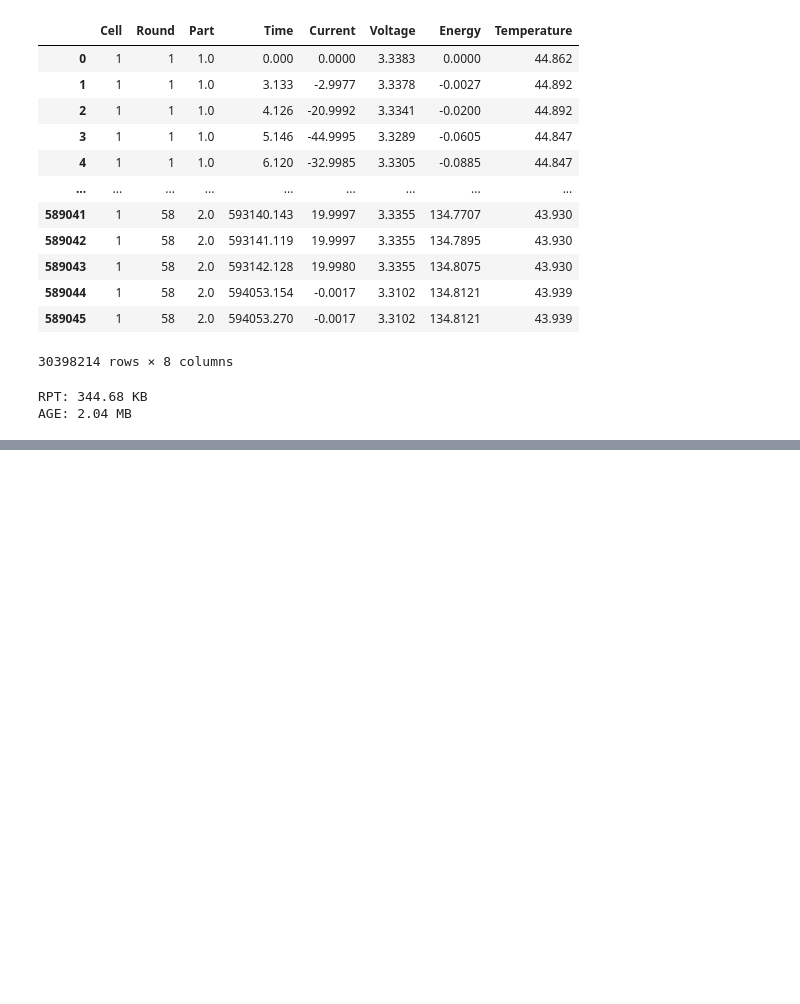
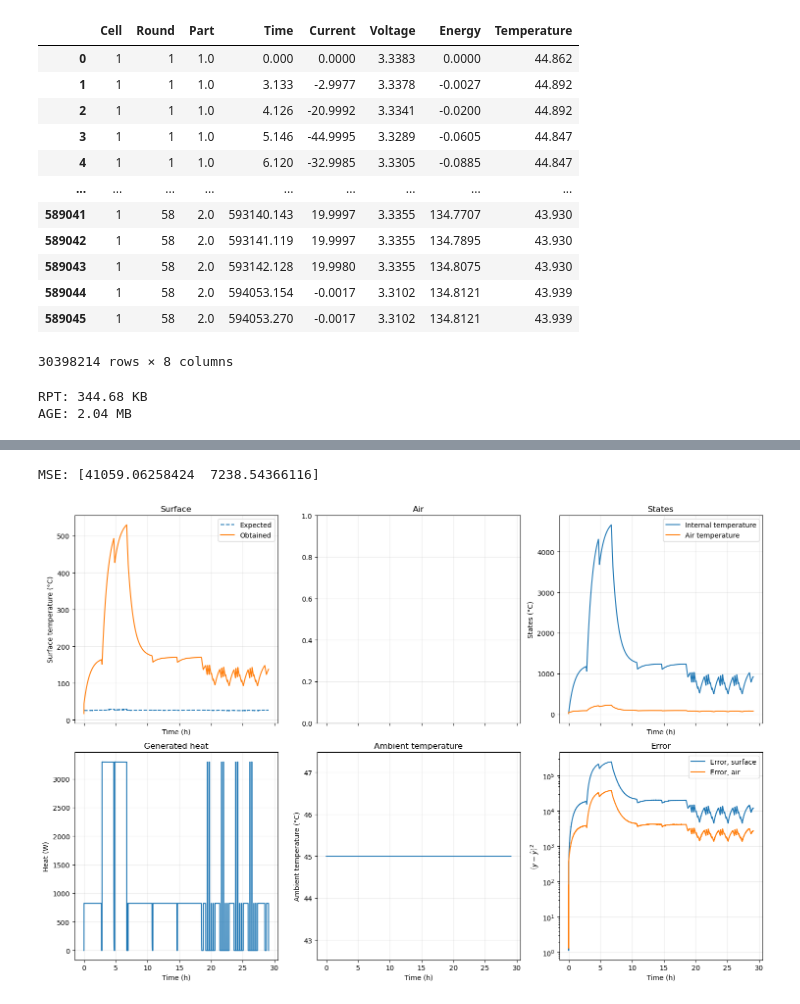
Before and after one commit to prognostics-lab/lion, a Jupyter notebook: forklift.ipynb, the cells around one changed output, grey strips where cells are left out. Cells and saved outputs as stored; diff of their text form; code cells hidden in the pictures; blank space fills up the shorter version.

```diff
--- a/forklift.ipynb
+++ b/forklift.ipynb
@@ -68,13 +87,3 @@ print(f"AGE: {convert_size(age.memory_usage(deep=True).sum())}")
 30398214 rows × 8 columns
 RPT: 344.68 KB
 AGE: 2.04 MB
-# %%
-base = rpt
-r = 5
-df = base[base["Round"] == r]
-
-fig, ax = plt.subplots()
-
-ax.plot(df["Current"])
-
-plt.show()
@@ -83,10 +89,0 @@ plt.show()
-# %%
-base = age
-events = np.sort(base["Round"].unique())
-ranges = np.array([])
-for r in events:
-    df = base[base["Round"] == r]
-    ranges = np.append(ranges, df["Temperature"].max() - df["Temperature"].min())
-
-fig, ax = plt.subplots()
-ax.plot(ranges)
@@ -95,0 +154,60 @@ ax.plot(ranges)
+# %%
+evaluate = generate_evaluation(y_eval, u_eval, t_eval, x0_eval)
+expected, obtained, error, x = evaluate(params)
+# expected, obtained, error, x = evaluate(BEST_PARAMS)
+error_square = error ** 2
+mse = np.diag(error.conjugate().T @ error) / len(error)
+print(f"MSE: {mse}")
+
+fig, ((ax1, ax2, ax3), (ax4, ax5, ax6)) = plt.subplots(2, 3, figsize=(15, 10), sharex=True)
+
+ax1.plot(t_eval / 3600, expected, label="Expected", linestyle="--")
+ax1.plot(t_eval / 3600, obtained[:, 0], label="Obtained")
+# ax2.plot(t_eval / 3600, expected, label="Expected", linestyle="--")
+# ax2.plot(t_eval / 3600, obtained[:, 1], label="Obtained")
+ax3.plot(t_eval / 3600, x[:, 0], label="Internal temperature")
+ax3.plot(t_eval / 3600, x[:, 1], label="Air temperature")
+
+ax4.plot(t_eval / 3600, u_eval[:, 1], label="Generated heat")
+ax5.plot(t_eval / 3600, u_eval[:, 0], label="Ambient temperature")
+ax6.plot(t_eval / 3600, error_square[:, 0], label="Error, surface")
+ax6.plot(t_eval / 3600, error_square[:, 1], label="Error, air")
+
+ax1.set_xlabel("Time (h)")
+ax1.set_ylabel("Surface temperature (°C)")
+# ax2.set_xlabel("Time (h)")
+# ax2.set_ylabel("Air temperature (°C)")
+ax3.set_xlabel("Time (h)")
+ax3.set_ylabel("States (°C)")
+ax4.set_xlabel("Time (h)")
+ax4.set_ylabel("Heat (W)")
+ax5.set_xlabel("Time (h)")
+ax5.set_ylabel("Ambient temperature (°C)")
+ax6.set_xlabel("Time (h)")
+ax6.set_ylabel("$\\left(y - \\hat y\\right)^2$")
+
+ax1.set_title("Surface")
+ax2.set_title("Air")
+ax3.set_title("States")
+ax6.set_title("Error")
+ax4.set_title("Generated heat")
+ax5.set_title("Ambient temperature")
+
+ax1.legend()
+# ax2.legend()
+ax3.legend()
+ax6.legend()
+ax1.grid(alpha=0.25)
+ax2.grid(alpha=0.25)
+ax3.grid(alpha=0.25)
+ax4.grid(alpha=0.25)
+ax5.grid(alpha=0.25)
+ax6.grid(alpha=0.25)
+
+ax6.set_yscale("log")
+
+fig.tight_layout()
+plt.show()
+# %% [output]
+MSE: [41059.06258424  7238.54366116]
+[figure, added]
```
Also changed, not shown: parts of 6 cells of this notebook.
